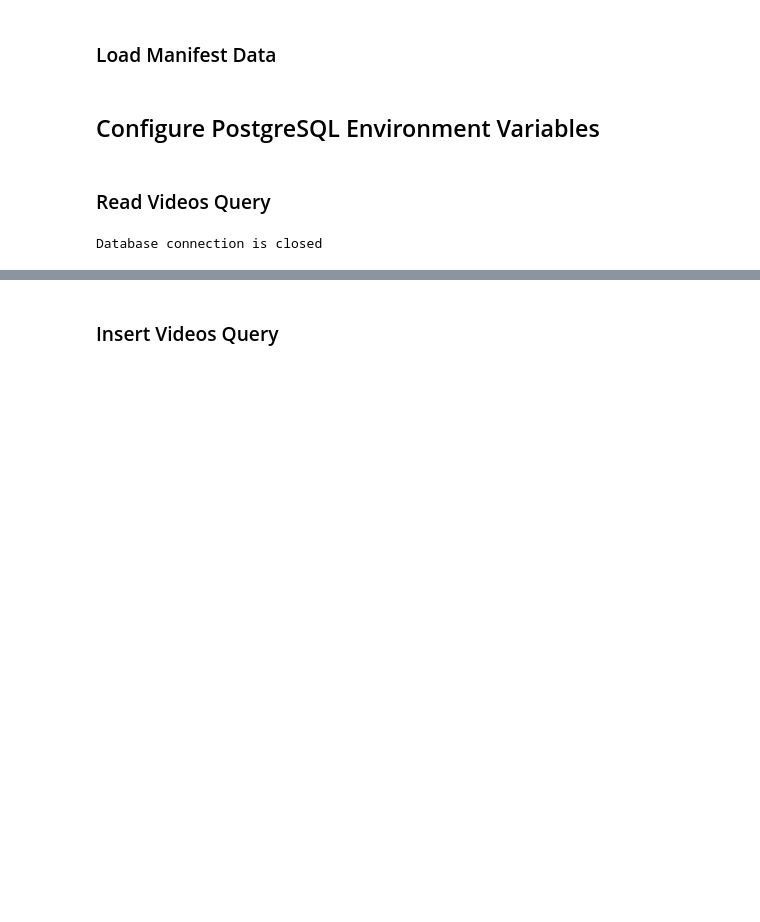
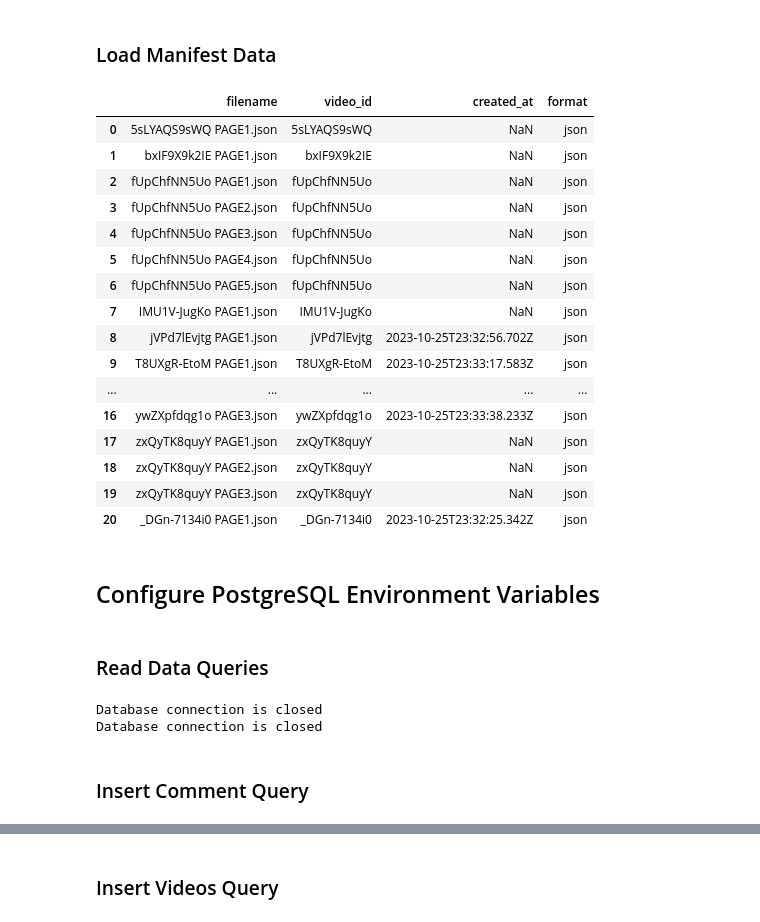
Before and after one commit to garatico/YouTubeSentimentApp, a Jupyter notebook: analyses/YouTubeSentimentAnalysis.ipynb, the cells around one changed output, grey strips where cells are left out. Cells and saved outputs as stored; diff of their text form; code cells hidden in the pictures; blank space fills up the shorter version.

```diff
--- a/analyses/YouTubeSentimentAnalysis.ipynb
+++ b/analyses/YouTubeSentimentAnalysis.ipynb
@@ -17,7 +20,32 @@ from src.video.youtube_video import *
 # %%
 videos_manifest_df = pd.read_csv('./../data/raw/raw_videos_manifest.csv')
 videos_manifest_filenames = videos_manifest_df["filename"].to_numpy()
 video_raw_directory = ".././data/raw/videos/"
+
+comments_manifest_df = pd.read_csv('./../data/raw/raw_comments_manifest.csv')
+comments_manifest_filenames = comments_manifest_df["filename"].to_numpy()
+comments_manifest_video_ids = comments_manifest_df["video_id"].to_numpy()
+comments_raw_directory = ".././data/raw/comments-threads/"
+
+comments_manifest_df
+# %% [output]
+|  | filename | video_id | created_at | format |
+| 0 | 5sLYAQS9sWQ PAGE1.json | 5sLYAQS9sWQ | NaN | json |
+| 1 | bxIF9X9k2IE PAGE1.json | bxIF9X9k2IE | NaN | json |
+| 2 | fUpChfNN5Uo PAGE1.json | fUpChfNN5Uo | NaN | json |
+| 3 | fUpChfNN5Uo PAGE2.json | fUpChfNN5Uo | NaN | json |
+| 4 | fUpChfNN5Uo PAGE3.json | fUpChfNN5Uo | NaN | json |
+| 5 | fUpChfNN5Uo PAGE4.json | fUpChfNN5Uo | NaN | json |
+| 6 | fUpChfNN5Uo PAGE5.json | fUpChfNN5Uo | NaN | json |
+| 7 | IMU1V-JugKo PAGE1.json | IMU1V-JugKo | NaN | json |
+| 8 | jVPd7lEvjtg PAGE1.json | jVPd7lEvjtg | 2023-10-25T23:32:56.702Z | json |
+| 9 | T8UXgR-EtoM PAGE1.json | T8UXgR-EtoM | 2023-10-25T23:33:17.583Z | json |
+| ... | ... | ... | ... | ... |
+| 16 | ywZXpfdqg1o PAGE3.json | ywZXpfdqg1o | 2023-10-25T23:33:38.233Z | json |
+| 17 | zxQyTK8quyY PAGE1.json | zxQyTK8quyY | NaN | json |
+| 18 | zxQyTK8quyY PAGE2.json | zxQyTK8quyY | NaN | json |
+| 19 | zxQyTK8quyY PAGE3.json | zxQyTK8quyY | NaN | json |
+| 20 | _DGn-7134i0 PAGE1.json | _DGn-7134i0 | 2023-10-25T23:32:25.342Z | json |
 # %% [markdown]
 ## Configure PostgreSQL Environment Variables
 # %%
@@ -30,8 +58,12 @@ db_params = {
     "password": config("DB_PASSWORD")
 }
 # %% [markdown]
-### Read Videos Query
+### Read Data Queries
 # %%
 all_videos = select_video(db_params)
+all_comments = select_comment(db_params)
 # %% [output]
 Database connection is closed
+Database connection is closed
+# %% [markdown]
+### Insert Comment Query
```
Also changed, not shown: parts of 9 cells of this notebook, 6 other files.
